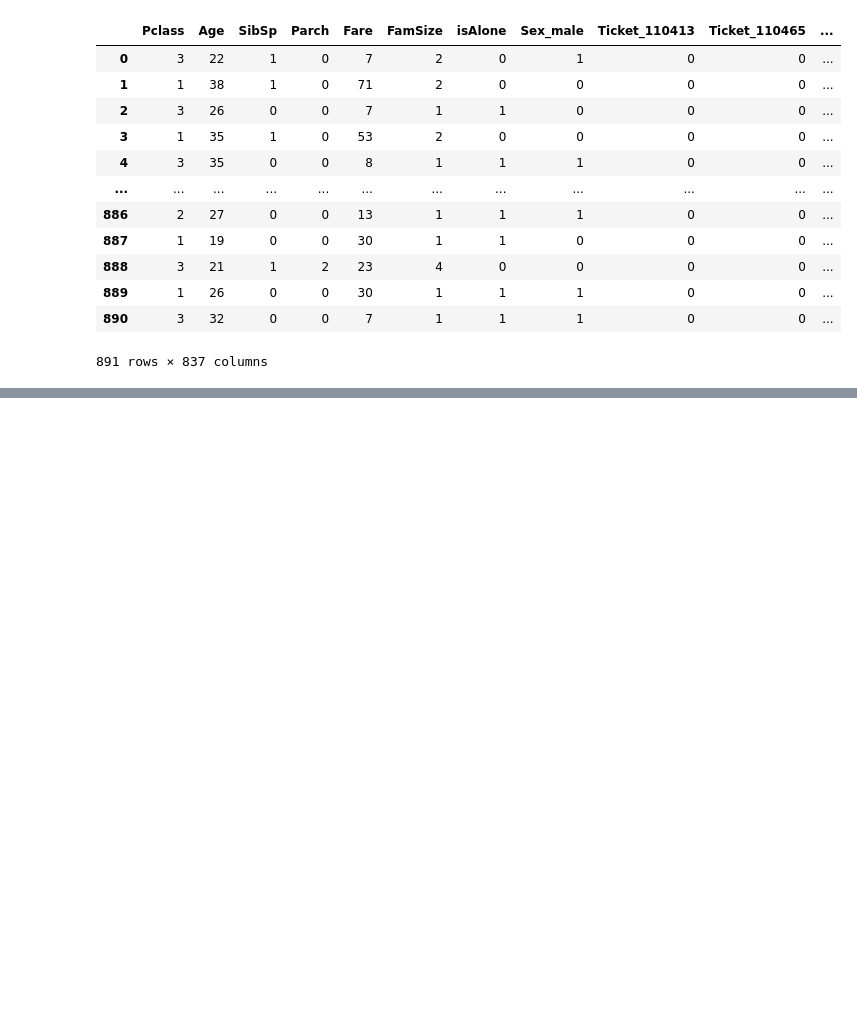
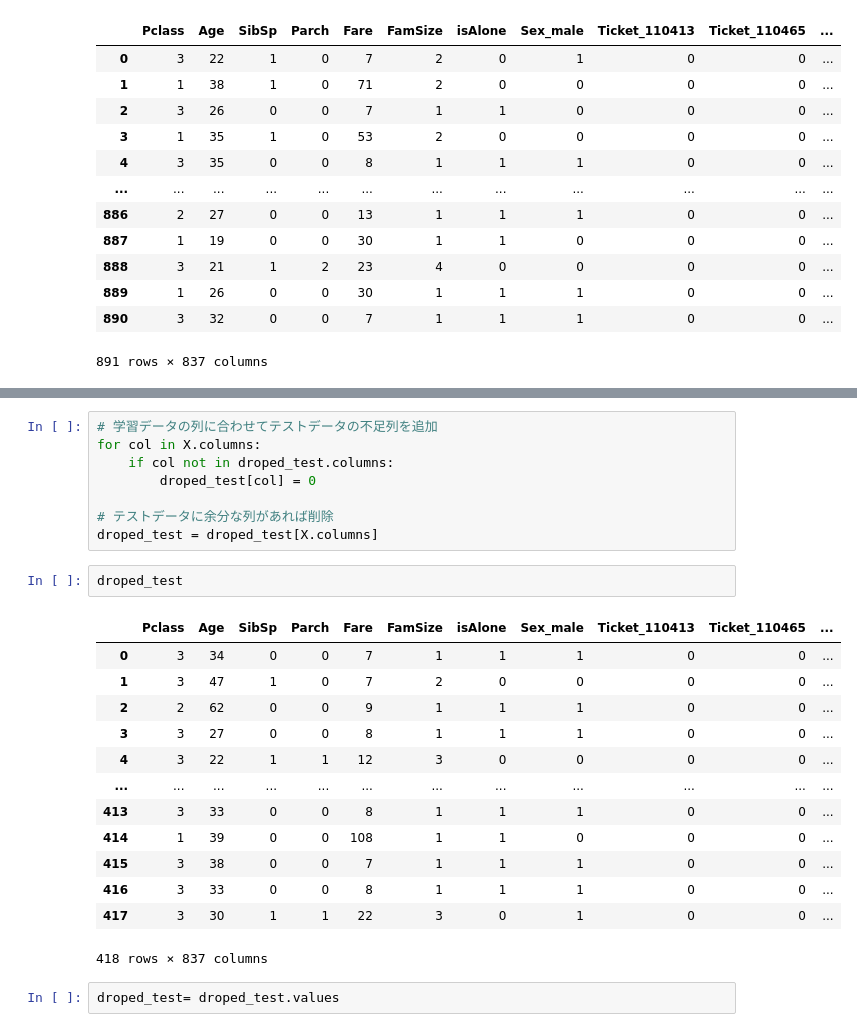
Before and after one commit to MASA0528/titanic, a Jupyter notebook: titanic.ipynb, the cells around one changed output, grey strips where cells are left out. Cells and saved outputs as stored; diff of their text form; blank space fills up the shorter version.

```diff
--- a/titanic.ipynb
+++ b/titanic.ipynb
@@ -202,0 +260,26 @@ test= test_df.values
+# %%
+# 学習データの列に合わせてテストデータの不足列を追加
+for col in X.columns:
+    if col not in droped_test.columns:
+        droped_test[col] = 0
+
+# テストデータに余分な列があれば削除
+droped_test = droped_test[X.columns]
+# %%
+droped_test
+# %% [output]
+|  | Pclass | Age | SibSp | Parch | Fare | FamSize | isAlone | Sex_male | Ticket_110413 | Ticket_110465 | ... |
+| 0 | 3 | 34 | 0 | 0 | 7 | 1 | 1 | 1 | 0 | 0 | ... |
+| 1 | 3 | 47 | 1 | 0 | 7 | 2 | 0 | 0 | 0 | 0 | ... |
+| 2 | 2 | 62 | 0 | 0 | 9 | 1 | 1 | 1 | 0 | 0 | ... |
+| 3 | 3 | 27 | 0 | 0 | 8 | 1 | 1 | 1 | 0 | 0 | ... |
+| 4 | 3 | 22 | 1 | 1 | 12 | 3 | 0 | 0 | 0 | 0 | ... |
+| ... | ... | ... | ... | ... | ... | ... | ... | ... | ... | ... | ... |
+| 413 | 3 | 33 | 0 | 0 | 8 | 1 | 1 | 1 | 0 | 0 | ... |
+| 414 | 1 | 39 | 0 | 0 | 108 | 1 | 1 | 0 | 0 | 0 | ... |
+| 415 | 3 | 38 | 0 | 0 | 7 | 1 | 1 | 1 | 0 | 0 | ... |
+| 416 | 3 | 33 | 0 | 0 | 8 | 1 | 1 | 1 | 0 | 0 | ... |
+| 417 | 3 | 30 | 1 | 1 | 22 | 3 | 0 | 1 | 0 | 0 | ... |
+418 rows × 837 columns
+# %%
+droped_test= droped_test.values
```
Also changed, not shown: parts of 9 cells of this notebook.
